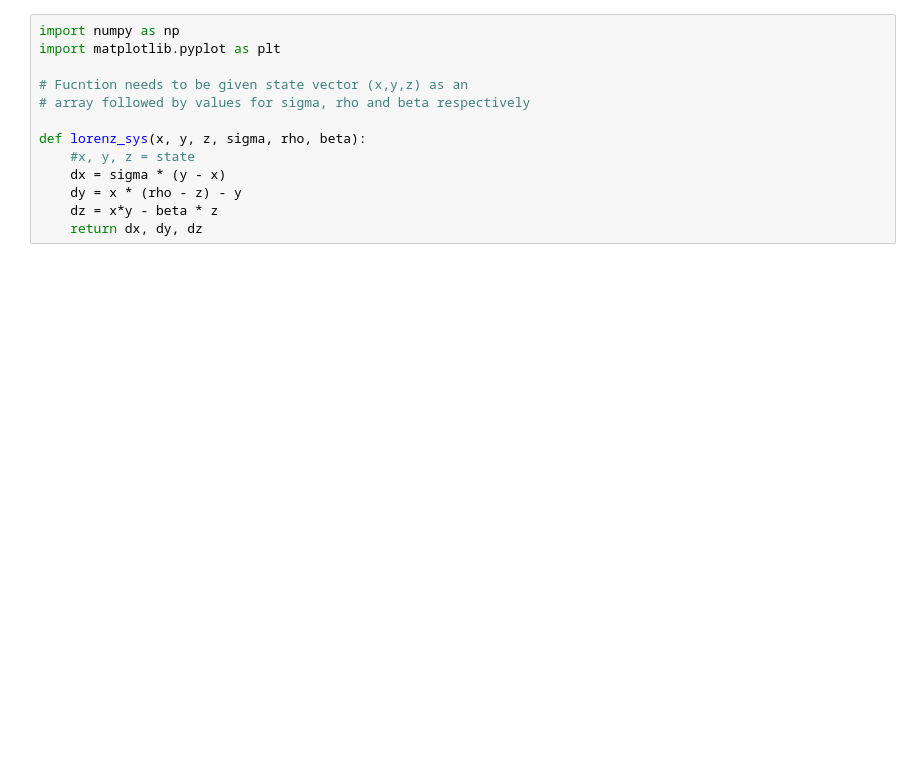
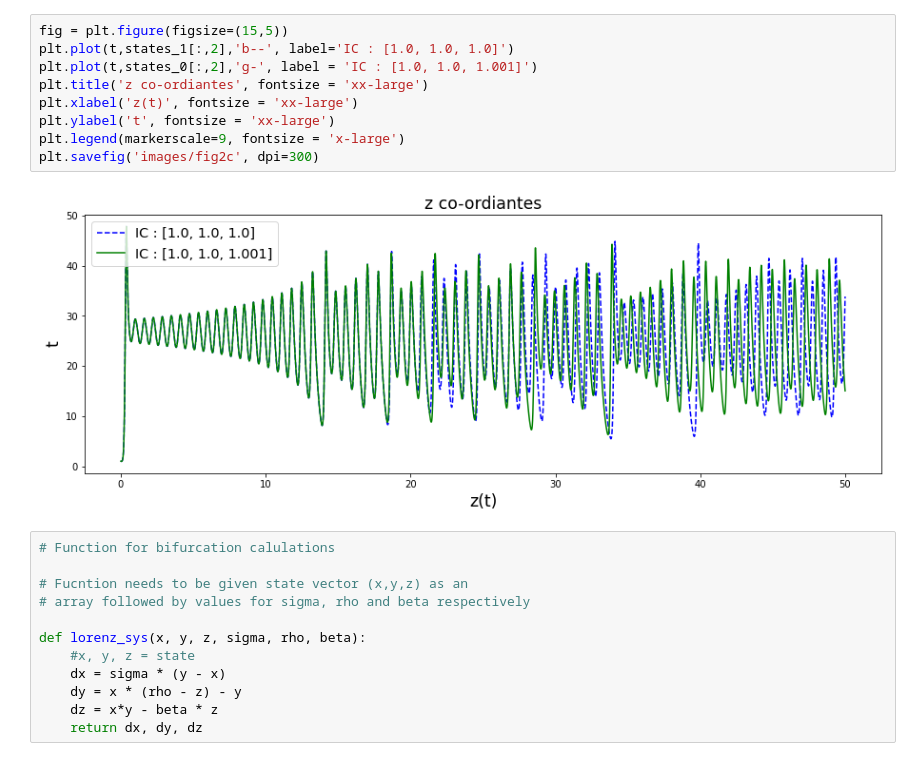
Before and after one commit to sourabh-ch/ph456-computational, a Jupyter notebook: complex-sys/lorenz-eqns.ipynb, the cells around one changed output. Cells and saved outputs as stored; diff of their text form; blank space fills up the shorter version.

```diff
--- a/complex-sys/lorenz-eqns.ipynb
+++ b/complex-sys/lorenz-eqns.ipynb
@@ -27,6 +63,16 @@ plt.show()
+# %%
+fig = plt.figure(figsize=(15,5))
+plt.plot(t,states_1[:,2],'b--', label='IC : [1.0, 1.0, 1.0]')
+plt.plot(t,states_0[:,2],'g-', label = 'IC : [1.0, 1.0, 1.001]')
+plt.title('z co-ordiantes', fontsize = 'xx-large')
+plt.xlabel('z(t)', fontsize = 'xx-large')
+plt.ylabel('t', fontsize = 'xx-large')
+plt.legend(markerscale=9, fontsize = 'x-large')
+plt.savefig('images/fig2c', dpi=300)
+# %% [output]
+[figure, added]
 # %%
-import numpy as np
-import matplotlib.pyplot as plt
+# Function for bifurcation calulations
 
 # Fucntion needs to be given state vector (x,y,z) as an
 # array followed by values for sigma, rho and beta respectively
```
Also changed, not shown: parts of 6 cells of this notebook, 9 other files.
